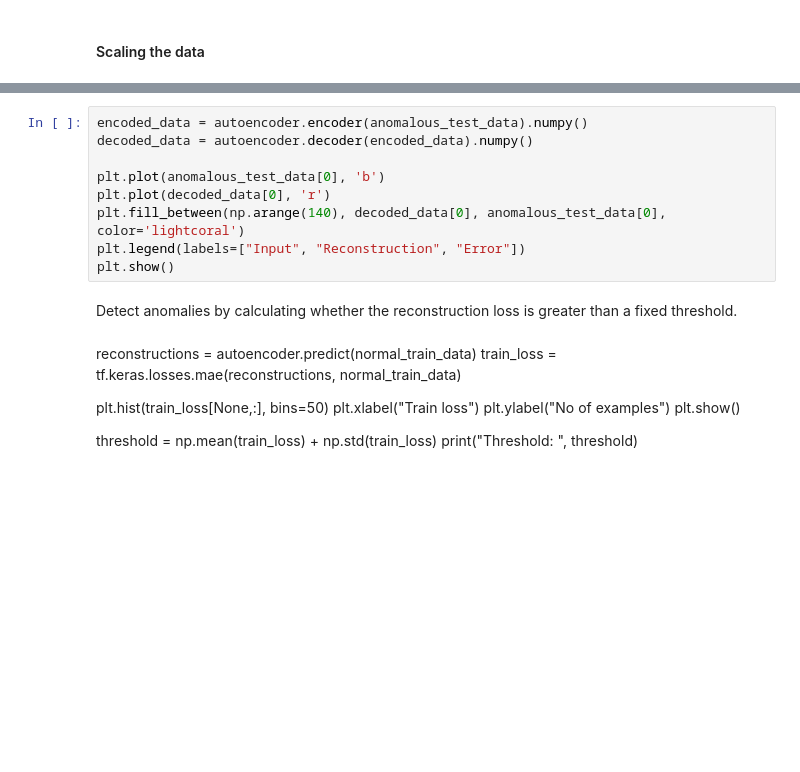
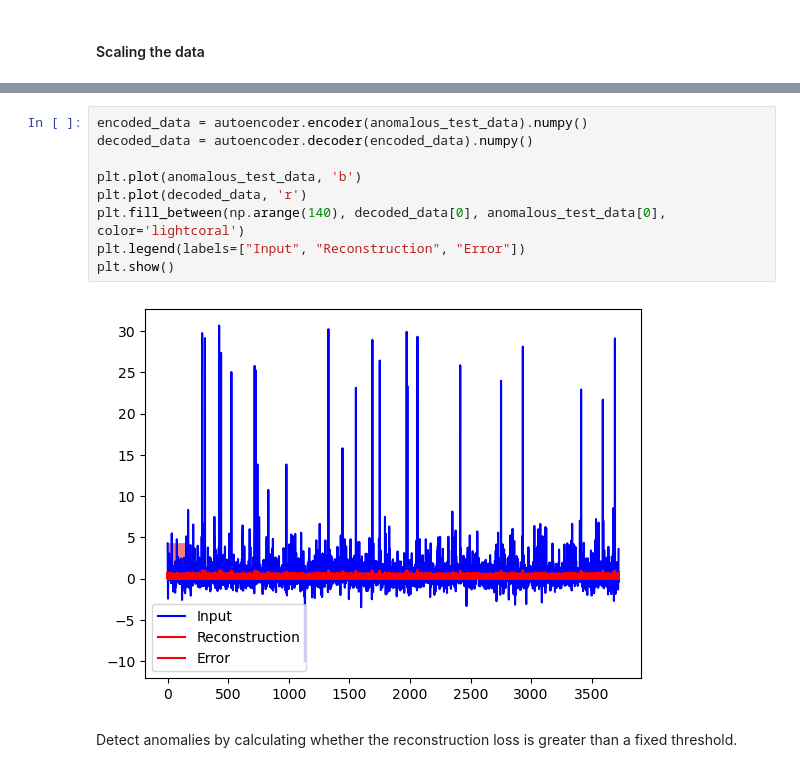
Before and after one commit to johtj/data_analysis_ml_project3, a Jupyter notebook: autoencoder.ipynb, the cells around one changed output, grey strips where cells are left out. Saved outputs shown, nothing was run; the diff lists cells and outputs as text; blank space fills up the shorter version.

```diff
--- a/autoencoder.ipynb
+++ b/autoencoder.ipynb
@@ -170,22 +130,13 @@ plt.show()
 # %%
 encoded_data = autoencoder.encoder(anomalous_test_data).numpy()
 decoded_data = autoencoder.decoder(encoded_data).numpy()
 
-plt.plot(anomalous_test_data[0], 'b')
-plt.plot(decoded_data[0], 'r')
+plt.plot(anomalous_test_data, 'b')
+plt.plot(decoded_data, 'r')
 plt.fill_between(np.arange(140), decoded_data[0], anomalous_test_data[0], color='lightcoral')
 plt.legend(labels=["Input", "Reconstruction", "Error"])
 plt.show()
+# %% [output]
+[figure, added]
 # %% [markdown]
 Detect anomalies by calculating whether the reconstruction loss is greater than a fixed threshold.
-# %% [markdown]
-reconstructions = autoencoder.predict(normal_train_data)
-train_loss = tf.keras.losses.mae(reconstructions, normal_train_data)
-
-plt.hist(train_loss[None,:], bins=50)
-plt.xlabel("Train loss")
-plt.ylabel("No of examples")
-plt.show()
-
-threshold = np.mean(train_loss) + np.std(train_loss)
-print("Threshold: ", threshold)
```
Also changed, not shown: parts of 20 cells of this notebook, 6 other files.
